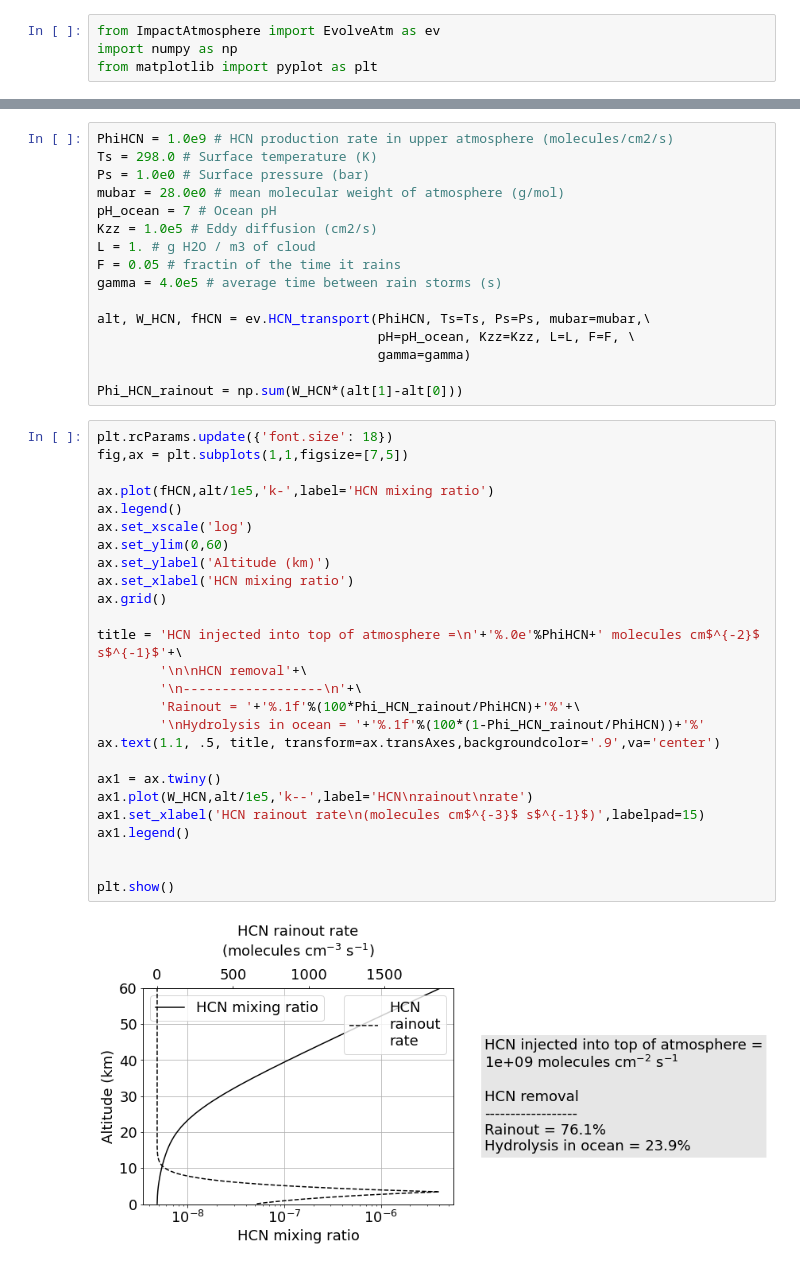
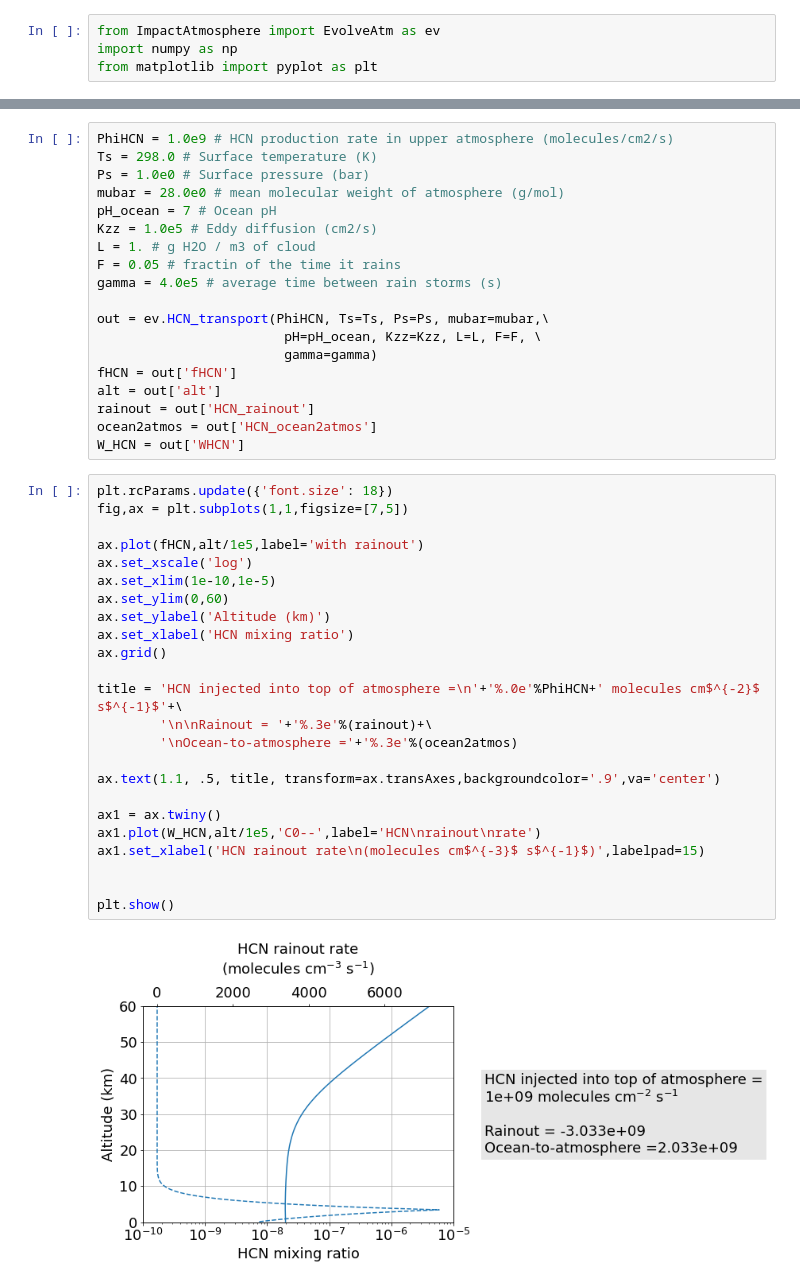
Before and after one commit to Nicholaswogan/ImpactAtmosphere, a Jupyter notebook: examples/HCN_rainout.ipynb, the cells around one changed output, grey strips where cells are left out. Drawn from its saved outputs; the diff is of its cells as text.

Commit message:
Now HCN in rain actually goes into the ocean. Before it was being lost to oblivion.

```diff
--- a/examples/HCN_rainout.ipynb
+++ b/examples/HCN_rainout.ipynb
@@ -33,36 +33,37 @@ L = 1. # g H2O / m3 of cloud
 F = 0.05 # fractin of the time it rains
 gamma = 4.0e5 # average time between rain storms (s)
 
-alt, W_HCN, fHCN = ev.HCN_transport(PhiHCN, Ts=Ts, Ps=Ps, mubar=mubar,\
-                                    pH=pH_ocean, Kzz=Kzz, L=L, F=F, \
-                                    gamma=gamma)
-
-Phi_HCN_rainout = np.sum(W_HCN*(alt[1]-alt[0]))
+out = ev.HCN_transport(PhiHCN, Ts=Ts, Ps=Ps, mubar=mubar,\
+                        pH=pH_ocean, Kzz=Kzz, L=L, F=F, \
+                        gamma=gamma)
+fHCN = out['fHCN']
+alt = out['alt']
+rainout = out['HCN_rainout']
+ocean2atmos = out['HCN_ocean2atmos']
+W_HCN = out['WHCN']
 # %%
 plt.rcParams.update({'font.size': 18})
 fig,ax = plt.subplots(1,1,figsize=[7,5])
 
-ax.plot(fHCN,alt/1e5,'k-',label='HCN mixing ratio')
-ax.legend()
+ax.plot(fHCN,alt/1e5,label='with rainout')
 ax.set_xscale('log')
+ax.set_xlim(1e-10,1e-5)
 ax.set_ylim(0,60)
 ax.set_ylabel('Altitude (km)')
 ax.set_xlabel('HCN mixing ratio')
 ax.grid()
 
 title = 'HCN injected into top of atmosphere =\n'+'%.0e'%PhiHCN+' molecules cm$^{-2}$ s$^{-1}$'+\
-        '\n\nHCN removal'+\
-        '\n------------------\n'+\
-        'Rainout = '+'%.1f'%(100*Phi_HCN_rainout/PhiHCN)+'%'+\
-        '\nHydrolysis in ocean = '+'%.1f'%(100*(1-Phi_HCN_rainout/PhiHCN))+'%'
+        '\n\nRainout = '+'%.3e'%(rainout)+\
+        '\nOcean-to-atmosphere ='+'%.3e'%(ocean2atmos)
+
 ax.text(1.1, .5, title, transform=ax.transAxes,backgroundcolor='.9',va='center')
 
 ax1 = ax.twiny()
-ax1.plot(W_HCN,alt/1e5,'k--',label='HCN\nrainout\nrate')
+ax1.plot(W_HCN,alt/1e5,'C0--',label='HCN\nrainout\nrate')
 ax1.set_xlabel('HCN rainout rate\n(molecules cm$^{-3}$ s$^{-1}$)',labelpad=15)
-ax1.legend()
 
 
 plt.show()
 # %% [output]
-[figure, old version]
+[figure, new version]
```
Also changed, not shown: parts of 1 cell of this notebook, 9 other files.
